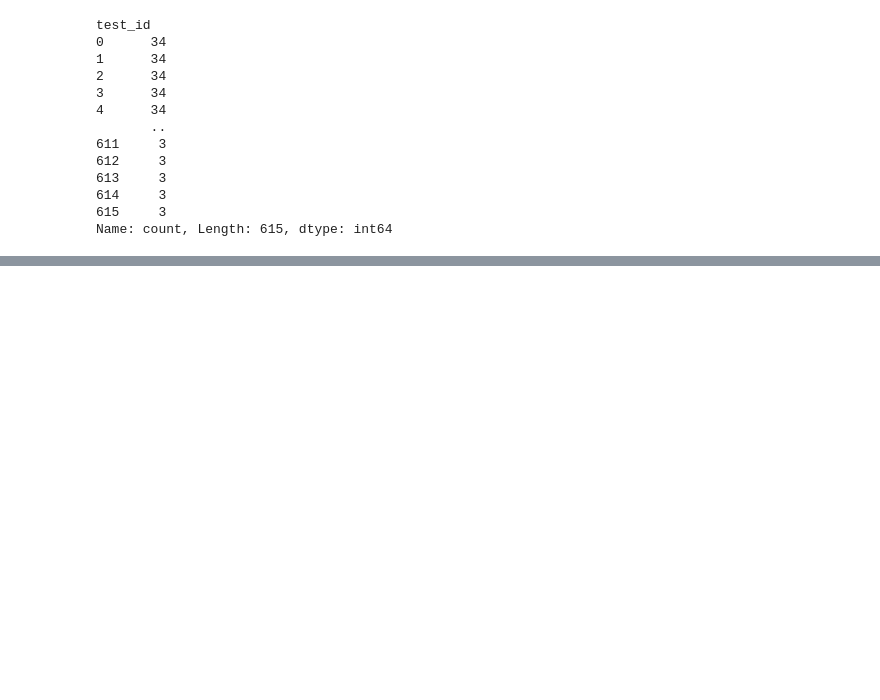
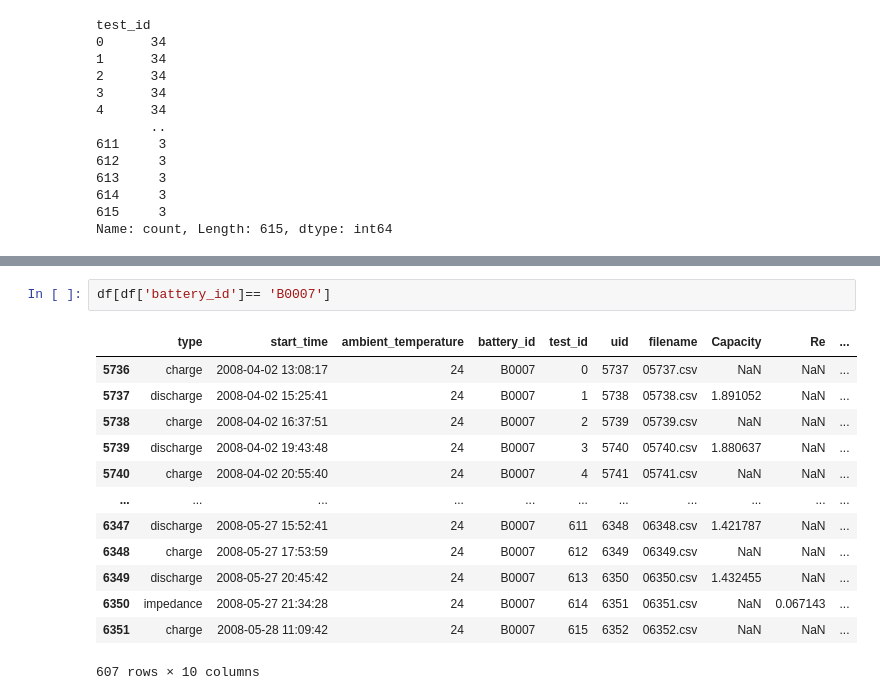
Before and after one commit to mipigirl7/project_lithium_battery_analysis_16team, a Jupyter notebook: works/JSP/전처리.ipynb, the cells around one changed output, grey strips where cells are left out. Saved outputs shown, nothing was run; the diff lists cells and outputs as text; blank space fills up the shorter version.

```diff
--- a/works/JSP/전처리.ipynb
+++ b/works/JSP/전처리.ipynb
@@ -255,0 +290,16 @@ Name: count, Length: 615, dtype: int64
+# %%
+df[df['battery_id']== 'B0007']
+# %% [output]
+|  | type | start_time | ambient_temperature | battery_id | test_id | uid | filename | Capacity | Re | ... |
+| 5736 | charge | 2008-04-02 13:08:17 | 24 | B0007 | 0 | 5737 | 05737.csv | NaN | NaN | ... |
+| 5737 | discharge | 2008-04-02 15:25:41 | 24 | B0007 | 1 | 5738 | 05738.csv | 1.891052 | NaN | ... |
+| 5738 | charge | 2008-04-02 16:37:51 | 24 | B0007 | 2 | 5739 | 05739.csv | NaN | NaN | ... |
+| 5739 | discharge | 2008-04-02 19:43:48 | 24 | B0007 | 3 | 5740 | 05740.csv | 1.880637 | NaN | ... |
+| 5740 | charge | 2008-04-02 20:55:40 | 24 | B0007 | 4 | 5741 | 05741.csv | NaN | NaN | ... |
+| ... | ... | ... | ... | ... | ... | ... | ... | ... | ... | ... |
+| 6347 | discharge | 2008-05-27 15:52:41 | 24 | B0007 | 611 | 6348 | 06348.csv | 1.421787 | NaN | ... |
+| 6348 | charge | 2008-05-27 17:53:59 | 24 | B0007 | 612 | 6349 | 06349.csv | NaN | NaN | ... |
+| 6349 | discharge | 2008-05-27 20:45:42 | 24 | B0007 | 613 | 6350 | 06350.csv | 1.432455 | NaN | ... |
+| 6350 | impedance | 2008-05-27 21:34:28 | 24 | B0007 | 614 | 6351 | 06351.csv | NaN | 0.067143 | ... |
+| 6351 | charge | 2008-05-28 11:09:42 | 24 | B0007 | 615 | 6352 | 06352.csv | NaN | NaN | ... |
+607 rows × 10 columns
```
Also changed, not shown: parts of 4 cells of this notebook, 1 other file.
